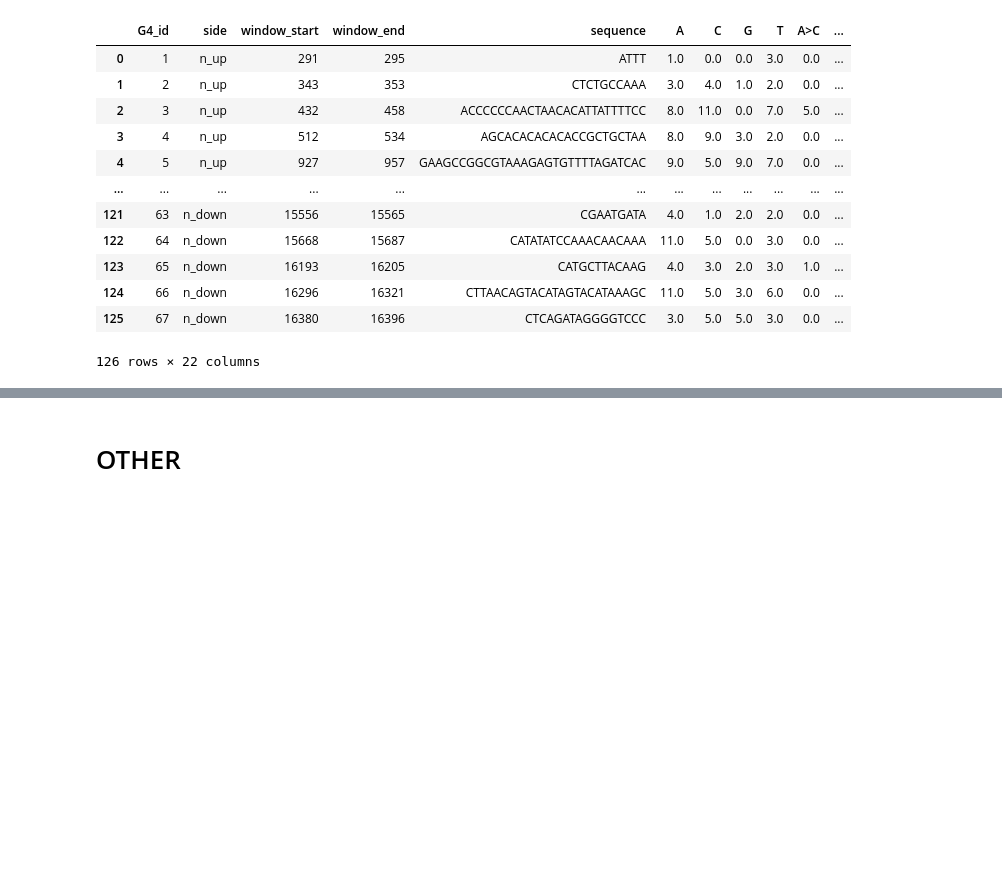
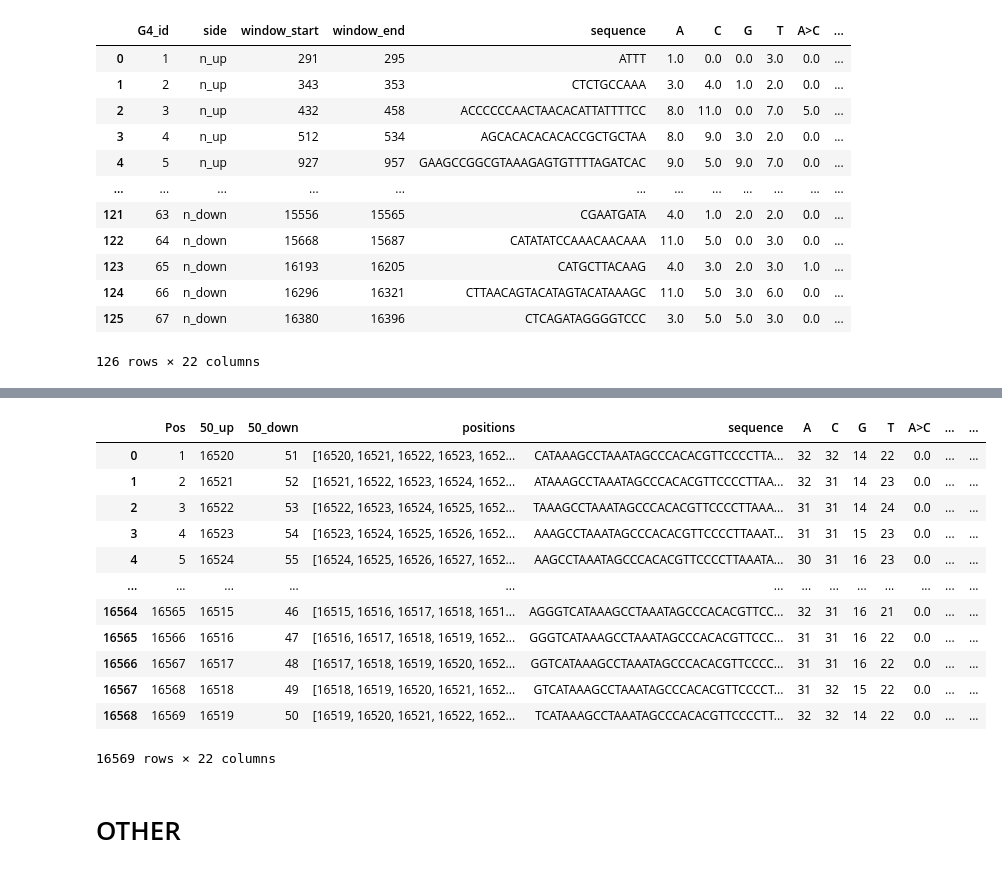
Before and after one commit to mitoclub/G4MutSpec, a Jupyter notebook: notebooks/data_preparation.ipynb, the cells around one changed output, grey strips where cells are left out. Saved outputs shown, nothing was run; the diff lists cells and outputs as text; code cells hidden in the pictures; blank space fills up the shorter version.

```diff
--- a/notebooks/data_preparation.ipynb
+++ b/notebooks/data_preparation.ipynb
@@ -1542,0 +1752,4 @@ df_n_col_cancer
+# %%
+nuc_count_n = df_all_mito['sequence'].apply(lambda x: Counter(x))
+nuc_count_n = pd.DataFrame.from_records(nuc_count_n).sort_index(axis=1)
+df_all_mito = df_all_mito.join(nuc_count_n).fillna(0)
@@ -1542,0 +1772,4 @@ df_n_col_cancer
+# %%
+df_cancers = pd.read_csv('../data/raw/mutations.csv')
+# %%
+df_all_mito.positions = df_all_mito.positions.astype('string')
@@ -1542,0 +1789,18 @@ df_n_col_cancer
+# %%
+df_all_mito_cancer = collect_mut_cancer(df_cancers=df_cancers, df_win=df_all_mito, regime='1col')
+# %%
+df_all_mito_cancer
+# %% [output]
+|  | Pos | 50_up | 50_down | positions | sequence | A | C | G | T | A>C | ... | ... |
+| 0 | 1 | 16520 | 51 | [16520, 16521, 16522, 16523, 1652... | CATAAAGCCTAAATAGCCCACACGTTCCCCTTA... | 32 | 32 | 14 | 22 | 0.0 | ... | ... |
+| 1 | 2 | 16521 | 52 | [16521, 16522, 16523, 16524, 1652... | ATAAAGCCTAAATAGCCCACACGTTCCCCTTAA... | 32 | 31 | 14 | 23 | 0.0 | ... | ... |
+| 2 | 3 | 16522 | 53 | [16522, 16523, 16524, 16525, 1652... | TAAAGCCTAAATAGCCCACACGTTCCCCTTAAA... | 31 | 31 | 14 | 24 | 0.0 | ... | ... |
+| 3 | 4 | 16523 | 54 | [16523, 16524, 16525, 16526, 1652... | AAAGCCTAAATAGCCCACACGTTCCCCTTAAAT... | 31 | 31 | 15 | 23 | 0.0 | ... | ... |
+| 4 | 5 | 16524 | 55 | [16524, 16525, 16526, 16527, 1652... | AAGCCTAAATAGCCCACACGTTCCCCTTAAATA... | 30 | 31 | 16 | 23 | 0.0 | ... | ... |
+| ... | ... | ... | ... | ... | ... | ... | ... | ... | ... | ... | ... | ... |
+| 16564 | 16565 | 16515 | 46 | [16515, 16516, 16517, 16518, 1651... | AGGGTCATAAAGCCTAAATAGCCCACACGTTCC... | 32 | 31 | 16 | 21 | 0.0 | ... | ... |
+| 16565 | 16566 | 16516 | 47 | [16516, 16517, 16518, 16519, 1652... | GGGTCATAAAGCCTAAATAGCCCACACGTTCCC... | 31 | 31 | 16 | 22 | 0.0 | ... | ... |
+| 16566 | 16567 | 16517 | 48 | [16517, 16518, 16519, 16520, 1652... | GGTCATAAAGCCTAAATAGCCCACACGTTCCCC... | 31 | 31 | 16 | 22 | 0.0 | ... | ... |
+| 16567 | 16568 | 16518 | 49 | [16518, 16519, 16520, 16521, 1652... | GTCATAAAGCCTAAATAGCCCACACGTTCCCCT... | 31 | 32 | 15 | 22 | 0.0 | ... | ... |
+| 16568 | 16569 | 16519 | 50 | [16519, 16520, 16521, 16522, 1652... | TCATAAAGCCTAAATAGCCCACACGTTCCCCTT... | 32 | 32 | 14 | 22 | 0.0 | ... | ... |
+16569 rows × 22 columns
```
Also changed, not shown: parts of 47 cells of this notebook, 10 other files.
